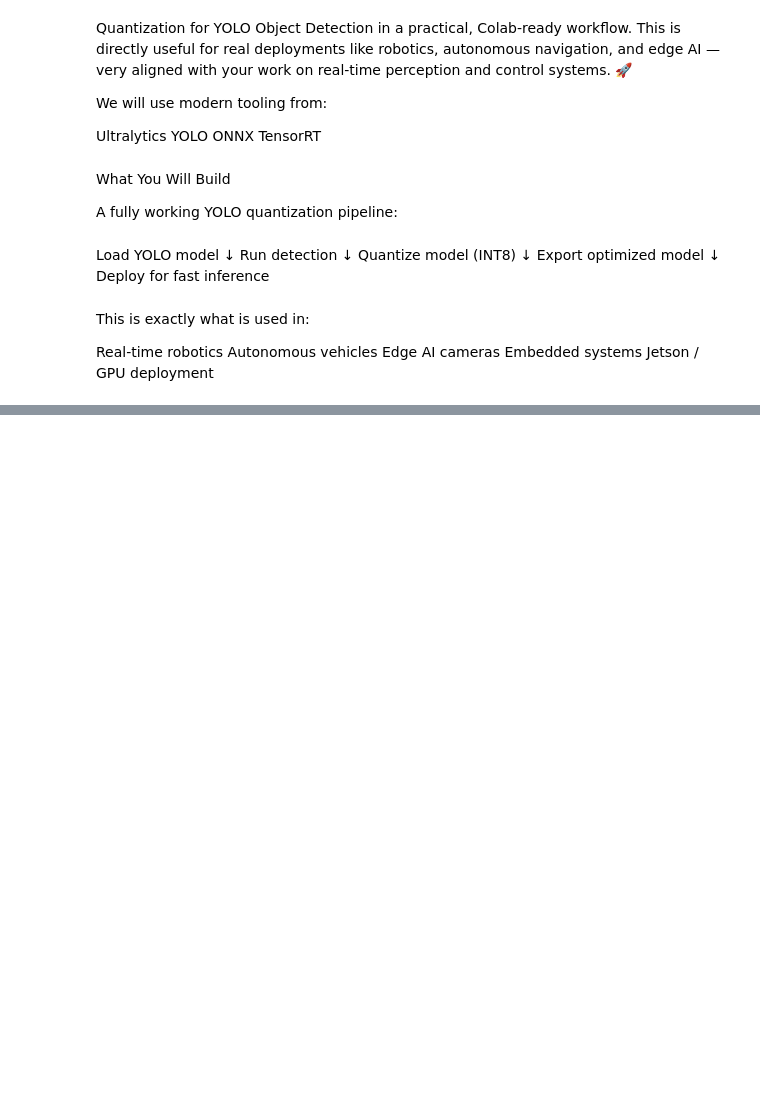
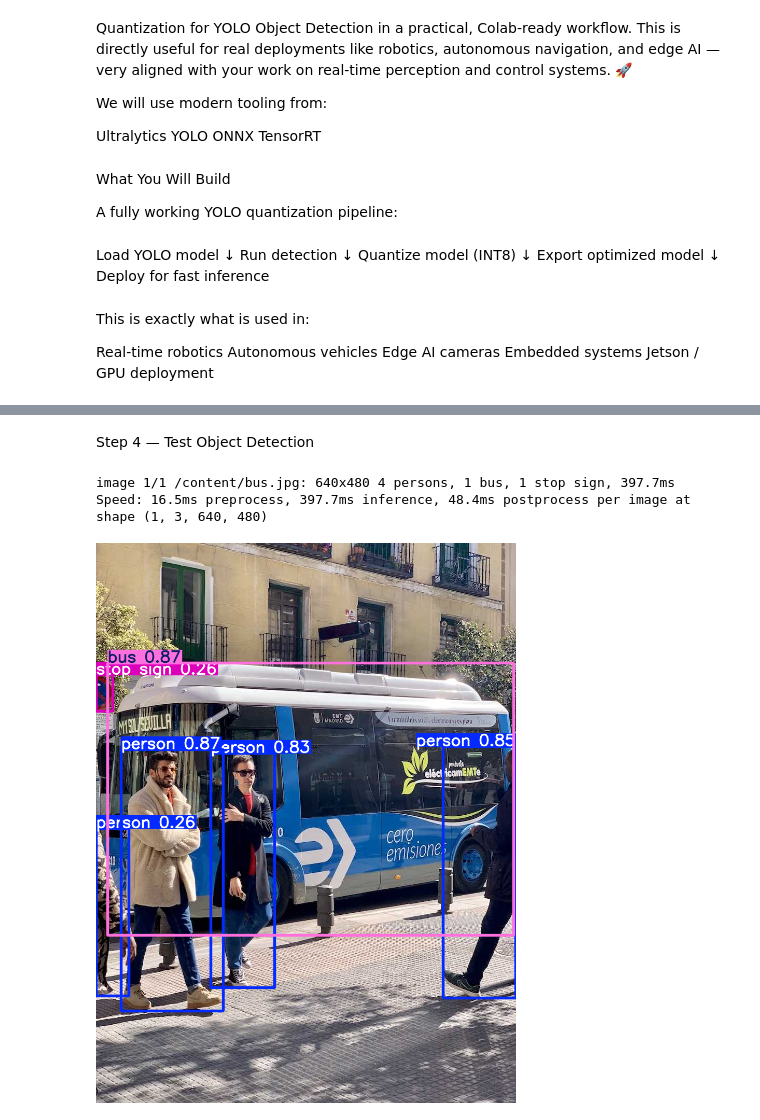
Before and after one commit to kbsha/AI-model-Quantization, a Jupyter notebook: AI_model_quantization_for_YOLO_v.ipynb, the cells around one changed output, grey strips where cells are left out. Drawn from its saved outputs; the diff is of its cells as text; code cells hidden in the pictures; blank space fills up the shorter version.

```diff
--- a/AI_model_quantization_for_YOLO_v.ipynb
+++ b/AI_model_quantization_for_YOLO_v.ipynb
@@ -34,0 +79,6 @@ Jetson / GPU deployment
+# %%
+# Load YOLO model
+
+model = YOLO("yolov8n.pt")
+
+print("Model loaded successfully")
@@ -34,0 +100,14 @@ Jetson / GPU deployment
+# %% [markdown]
+Step 4 — Test Object Detection
+# %%
+# Run detection
+
+results = model(
+    "https://ultralytics.com/images/bus.jpg"
+)
+
+results[0].show()
+# %% [output]
+image 1/1 /content/bus.jpg: 640x480 4 persons, 1 bus, 1 stop sign, 397.7ms
+Speed: 16.5ms preprocess, 397.7ms inference, 48.4ms postprocess per image at shape (1, 3, 640, 480)
+[figure, added]
```
Also changed, not shown: parts of 28 cells of this notebook.
